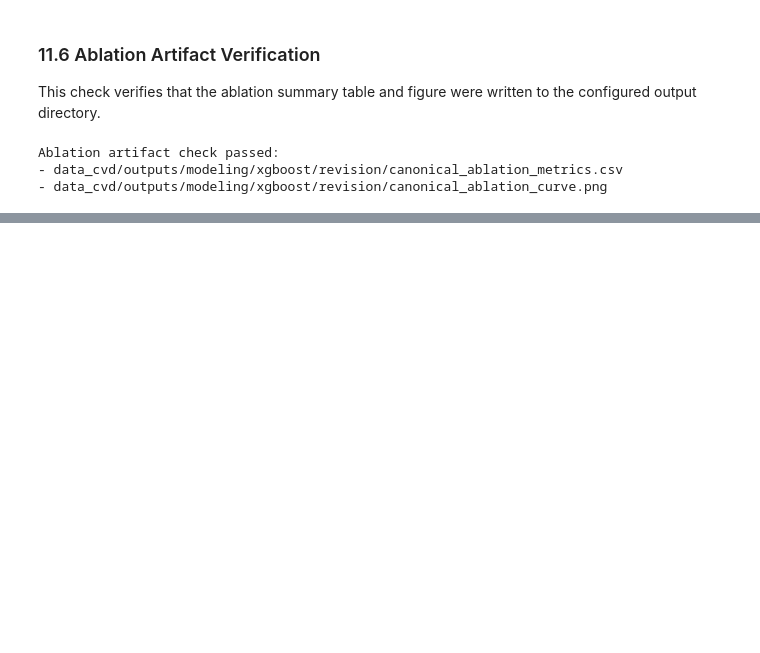
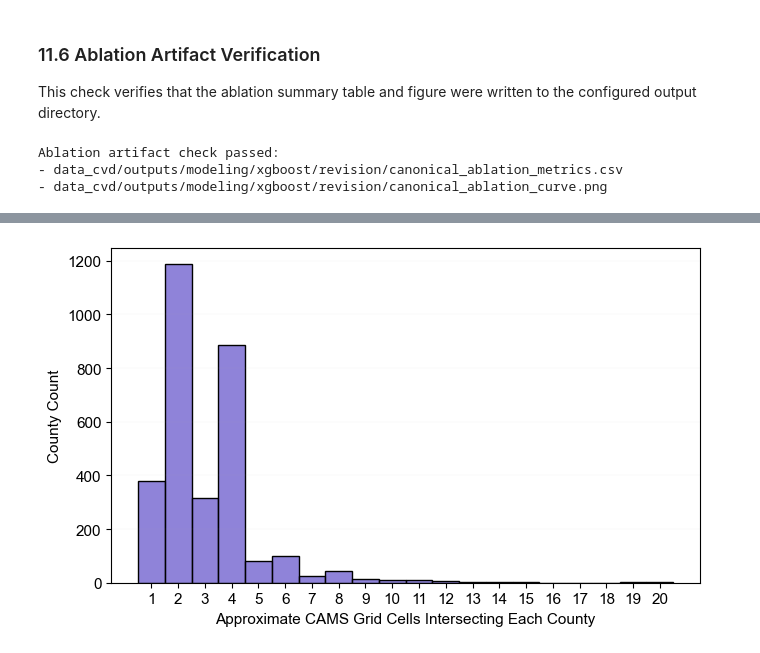
Before and after one commit to samyakshrestha/predicting-cvd, a Jupyter notebook: notebooks_cvd/10_revision_analyses.ipynb, the cells around one changed output, grey strips where cells are left out. Saved outputs shown, nothing was run; the diff lists cells and outputs as text; code cells hidden in the pictures; blank space fills up the shorter version.

```diff
--- a/notebooks_cvd/10_revision_analyses.ipynb
+++ b/notebooks_cvd/10_revision_analyses.ipynb
@@ -1130,0 +1777,92 @@ Ablation artifact check passed:
+# %%
+min_lon, min_lat, max_lon, max_lat = counties.total_bounds
+lon_edges = np.arange(np.floor(min_lon / CAMS_GRID_DEGREES) * CAMS_GRID_DEGREES,
+                      np.ceil(max_lon / CAMS_GRID_DEGREES) * CAMS_GRID_DEGREES + CAMS_GRID_DEGREES,
+                      CAMS_GRID_DEGREES)
+lat_edges = np.arange(np.floor(min_lat / CAMS_GRID_DEGREES) * CAMS_GRID_DEGREES,
+                      np.ceil(max_lat / CAMS_GRID_DEGREES) * CAMS_GRID_DEGREES + CAMS_GRID_DEGREES,
+                      CAMS_GRID_DEGREES)
+
+grid_records = [
+    {
+        'grid_id': f'{lat:.2f}_{lon:.2f}',
+        'grid_lon_min': lon,
+        'grid_lat_min': lat,
+        'geometry': box(lon, lat, lon + CAMS_GRID_DEGREES, lat + CAMS_GRID_DEGREES),
+    }
+    for lon in lon_edges[:-1]
+    for lat in lat_edges[:-1]
+]
+cams_grid = gpd.GeoDataFrame(grid_records, crs=4326)
+
+overlap = gpd.overlay(
+    counties[[GROUP_COL, 'NAME', 'Scope', 'cams_grid_id', 'geometry']],
+    cams_grid,
+    how='intersection',
+)
+overlap['overlap_area_km2'] = overlap.to_crs(5070).area / 1e6
+overlap = overlap[overlap['overlap_area_km2'] > 1e-6].copy()
+
+county_area = counties[[GROUP_COL, 'geometry']].to_crs(5070).copy()
+county_area['county_area_km2'] = county_area.geometry.area / 1e6
+county_area = county_area[[GROUP_COL, 'county_area_km2']]
+
+dominant = overlap.loc[overlap.groupby(GROUP_COL)['overlap_area_km2'].idxmax(), [GROUP_COL, 'grid_id', 'overlap_area_km2']]
+dominant = dominant.rename(columns={'grid_id': 'Dominant Grid Cell', 'overlap_area_km2': 'Dominant Cell Area km2'})
+
+county_grid_overlap = (
+    overlap.groupby([GROUP_COL, 'NAME', 'Scope', 'cams_grid_id'])
+    .agg(Grid_Cell_Count=('grid_id', 'nunique'))
+    .reset_index()
+    .merge(county_area, on=GROUP_COL, how='left')
+    .merge(dominant, on=GROUP_COL, how='left')
+)
+county_grid_overlap['Dominant Cell Area Share'] = county_grid_overlap['Dominant Cell Area km2'] / county_grid_overlap['county_area_km2']
+county_grid_overlap['Spans Multiple Grid Cells'] = county_grid_overlap['Grid_Cell_Count'] > 1
+county_grid_overlap = county_grid_overlap.rename(columns={
+    GROUP_COL: 'Fips',
+    'NAME': 'County Name',
+    'cams_grid_id': 'Centroid Grid Cell',
+    'county_area_km2': 'County Area km2',
+})
+
+county_grid_overlap_path = OUTPUT_DIR / 'cams_county_grid_overlap.csv'
+county_grid_overlap.to_csv(county_grid_overlap_path, index=False)
+
+def summarize_overlap(scope_df, scope):
+    return {
+        'Scope': scope,
+        'Counties': int(scope_df.shape[0]),
+        'Single-Cell Counties': int((scope_df['Grid_Cell_Count'] == 1).sum()),
+        'Multi-Cell Counties': int((scope_df['Grid_Cell_Count'] > 1).sum()),
+        'Percent Multi-Cell': float((scope_df['Grid_Cell_Count'] > 1).mean() * 100),
+        'Mean Grid Cells per County': float(scope_df['Grid_Cell_Count'].mean()),
+        'Median Grid Cells per County': float(scope_df['Grid_Cell_Count'].median()),
+        'Max Grid Cells per County': int(scope_df['Grid_Cell_Count'].max()),
+    }
+
+all_overlap_summary = summarize_overlap(county_grid_overlap, 'All Study Counties')
+test_overlap_summary = summarize_overlap(county_grid_overlap[county_grid_overlap['Fips'].isin(test_fips)], 'Held-Out Test Counties')
+county_grid_overlap_summary = pd.DataFrame([all_overlap_summary, test_overlap_summary])
+county_grid_overlap_summary_path = OUTPUT_DIR / 'cams_county_grid_overlap_summary.csv'
+county_grid_overlap_summary.to_csv(county_grid_overlap_summary_path, index=False)
+
+fig, ax = plt.subplots(figsize=(DOUBLE_COL_WIDTH, DOUBLE_COL_WIDTH * 0.6))
+max_cells = int(county_grid_overlap['Grid_Cell_Count'].max())
+sns.histplot(county_grid_overlap['Grid_Cell_Count'], bins=np.arange(1, max_cells + 2) - 0.5, color='slateblue', ax=ax)
+ax.set_xlabel('Approximate CAMS Grid Cells Intersecting Each County', fontsize=FONT_SIZE)
+ax.set_ylabel('County Count', fontsize=FONT_SIZE)
+ax.set_xticks(range(1, max_cells + 1))
+ax.grid(axis='y', linewidth=0.15, alpha=0.3)
+plt.tight_layout()
+
+county_grid_overlap_histogram_path = OUTPUT_DIR / 'cams_county_grid_overlap_histogram.png'
+plt.savefig(county_grid_overlap_histogram_path, dpi=DPI, bbox_inches='tight')
+plt.show()
+
+print(county_grid_overlap_summary.to_string(index=False))
+print(f'\nSaved county grid overlap table to: {project_relative_path(county_grid_overlap_path)}')
+print(f'Saved county grid overlap summary to: {project_relative_path(county_grid_overlap_summary_path)}')
+print(f'Saved county grid overlap histogram to: {project_relative_path(county_grid_overlap_histogram_path)}')
+# %% [output]
+[figure, added]
```
Also changed, not shown: parts of 47 cells of this notebook, 4 other files.
